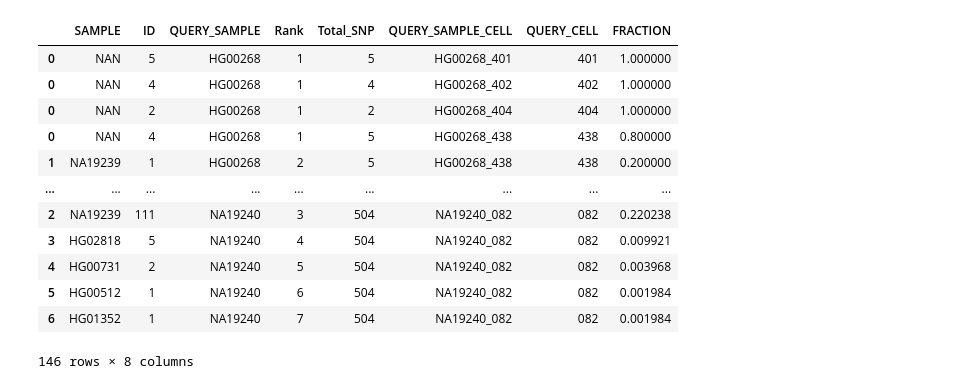
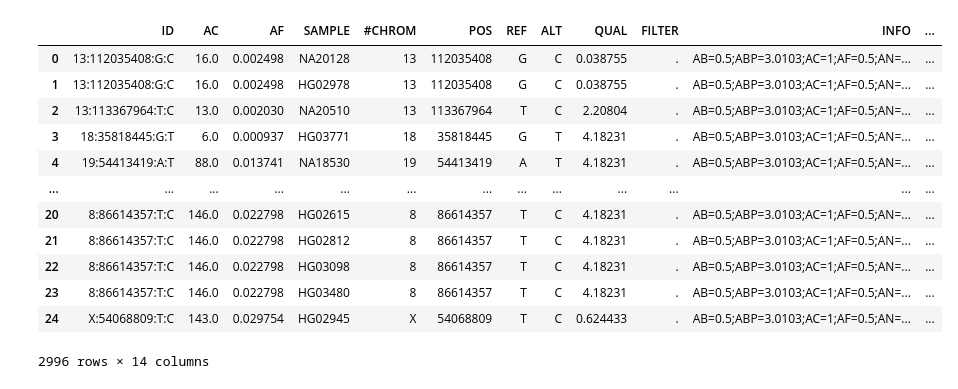
Before and after one commit to weber8thomas/pooled-strandseq-demultiplexing, a Jupyter notebook: notebooks/gather_isec.ipynb, the cells around one changed output. Cells and saved outputs as stored; diff of their text form; code cells hidden in the pictures.

```diff
--- a/notebooks/gather_isec.ipynb
+++ b/notebooks/gather_isec.ipynb
@@ -97,23 +87,18 @@ NA19240_082.vcf.gz
-# %%
-pd.options.display.max_rows = 100
-concat_df = pd.concat(l_df)
-concat_df.sort_values(by=["QUERY_SAMPLE", "ID"], ascending=[True, False])
-concat_df["QUERY_SAMPLE_CELL"] = concat_df["QUERY_SAMPLE"]
-concat_df["QUERY_SAMPLE"] = concat_df["QUERY_SAMPLE_CELL"].apply(lambda r: r.split("_")[0])
-concat_df["QUERY_CELL"] = concat_df["QUERY_SAMPLE_CELL"].apply(lambda r: r.split("_")[1])
-concat_df["FRACTION"] = concat_df["ID"] / concat_df["Total_SNP"]
-concat_df
-# %% [output]
-|  | SAMPLE | ID | QUERY_SAMPLE | Rank | Total_SNP | QUERY_SAMPLE_CELL | QUERY_CELL | FRACTION |
-| 0 | NAN | 5 | HG00268 | 1 | 5 | HG00268_401 | 401 | 1.000000 |
-| 0 | NAN | 4 | HG00268 | 1 | 4 | HG00268_402 | 402 | 1.000000 |
-| 0 | NAN | 2 | HG00268 | 1 | 2 | HG00268_404 | 404 | 1.000000 |
-| 0 | NAN | 4 | HG00268 | 1 | 5 | HG00268_438 | 438 | 0.800000 |
-| 1 | NA19239 | 1 | HG00268 | 2 | 5 | HG00268_438 | 438 | 0.200000 |
-| ... | ... | ... | ... | ... | ... | ... | ... | ... |
-| 2 | NA19239 | 111 | NA19240 | 3 | 504 | NA19240_082 | 082 | 0.220238 |
-| 3 | HG02818 | 5 | NA19240 | 4 | 504 | NA19240_082 | 082 | 0.009921 |
-| 4 | HG00731 | 2 | NA19240 | 5 | 504 | NA19240_082 | 082 | 0.003968 |
-| 5 | HG00512 | 1 | NA19240 | 6 | 504 | NA19240_082 | 082 | 0.001984 |
-| 6 | HG01352 | 1 | NA19240 | 7 | 504 | NA19240_082 | 082 | 0.001984 |
-146 rows × 8 columns
+# %%
+pd.options.display.max_rows = 250
+concat_df = pd.concat(list(l_df))
+concat_df
+# %% [output]
+|  | ID | AC | AF | SAMPLE | #CHROM | POS | REF | ALT | QUAL | FILTER | INFO | ... |
+| 0 | 13:112035408:G:C | 16.0 | 0.002498 | NA20128 | 13 | 112035408 | G | C | 0.038755 | . | AB=0.5;ABP=3.0103;AC=1;AF=0.5;AN=... | ... |
+| 1 | 13:112035408:G:C | 16.0 | 0.002498 | HG02978 | 13 | 112035408 | G | C | 0.038755 | . | AB=0.5;ABP=3.0103;AC=1;AF=0.5;AN=... | ... |
+| 2 | 13:113367964:T:C | 13.0 | 0.002030 | NA20510 | 13 | 113367964 | T | C | 2.20804 | . | AB=0.5;ABP=3.0103;AC=1;AF=0.5;AN=... | ... |
+| 3 | 18:35818445:G:T | 6.0 | 0.000937 | HG03771 | 18 | 35818445 | G | T | 4.18231 | . | AB=0.5;ABP=3.0103;AC=1;AF=0.5;AN=... | ... |
+| 4 | 19:54413419:A:T | 88.0 | 0.013741 | NA18530 | 19 | 54413419 | A | T | 4.18231 | . | AB=0.5;ABP=3.0103;AC=1;AF=0.5;AN=... | ... |
+| ... | ... | ... | ... | ... | ... | ... | ... | ... | ... | ... | ... | ... |
+| 20 | 8:86614357:T:C | 146.0 | 0.022798 | HG02615 | 8 | 86614357 | T | C | 4.18231 | . | AB=0.5;ABP=3.0103;AC=1;AF=0.5;AN=... | ... |
+| 21 | 8:86614357:T:C | 146.0 | 0.022798 | HG02812 | 8 | 86614357 | T | C | 4.18231 | . | AB=0.5;ABP=3.0103;AC=1;AF=0.5;AN=... | ... |
+| 22 | 8:86614357:T:C | 146.0 | 0.022798 | HG03098 | 8 | 86614357 | T | C | 4.18231 | . | AB=0.5;ABP=3.0103;AC=1;AF=0.5;AN=... | ... |
+| 23 | 8:86614357:T:C | 146.0 | 0.022798 | HG03480 | 8 | 86614357 | T | C | 4.18231 | . | AB=0.5;ABP=3.0103;AC=1;AF=0.5;AN=... | ... |
+| 24 | X:54068809:T:C | 143.0 | 0.029754 | HG02945 | X | 54068809 | T | C | 0.624433 | . | AB=0.5;ABP=3.0103;AC=1;AF=0.5;AN=... | ... |
+2996 rows × 14 columns
```
Also changed, not shown: parts of 17 cells of this notebook, 6 other files.
